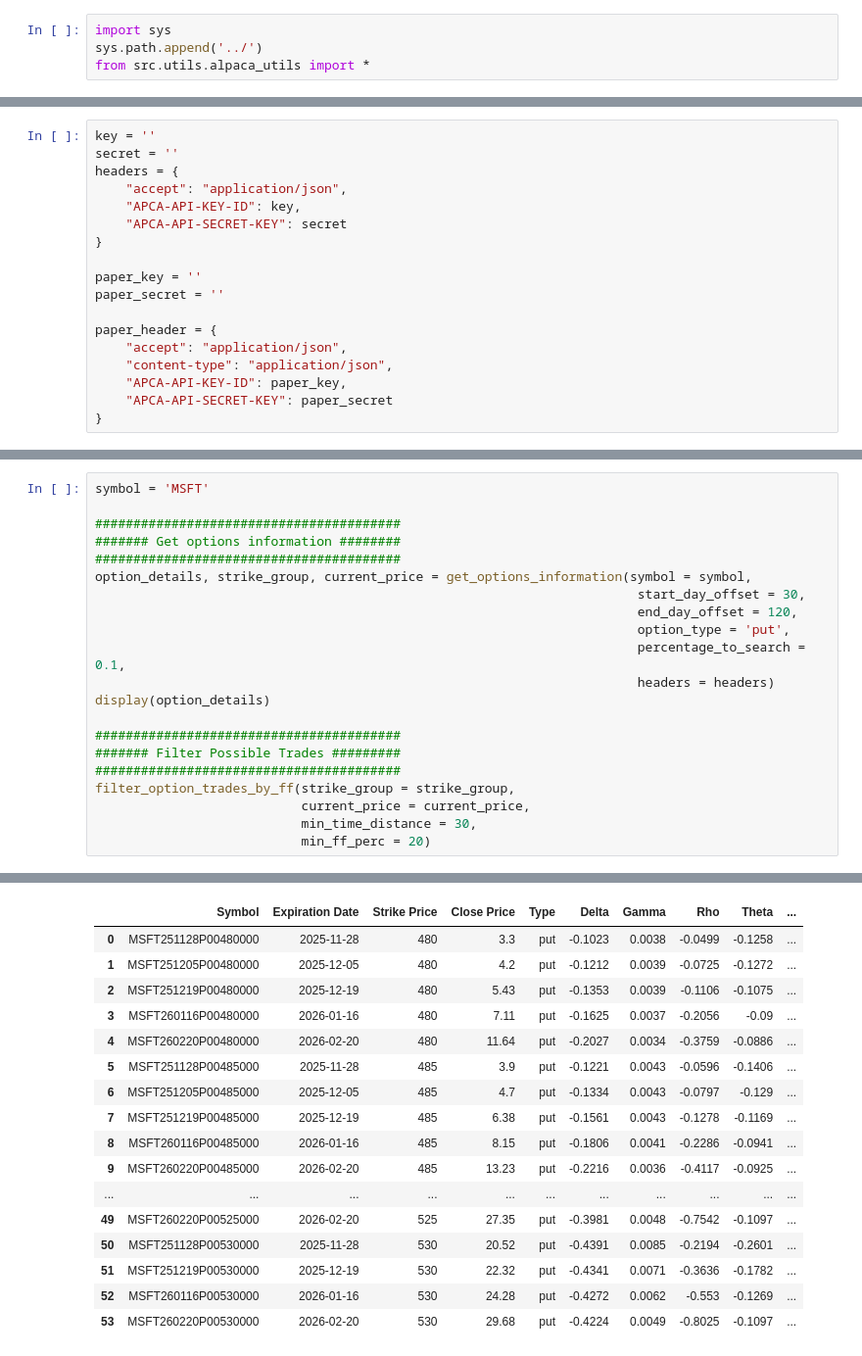
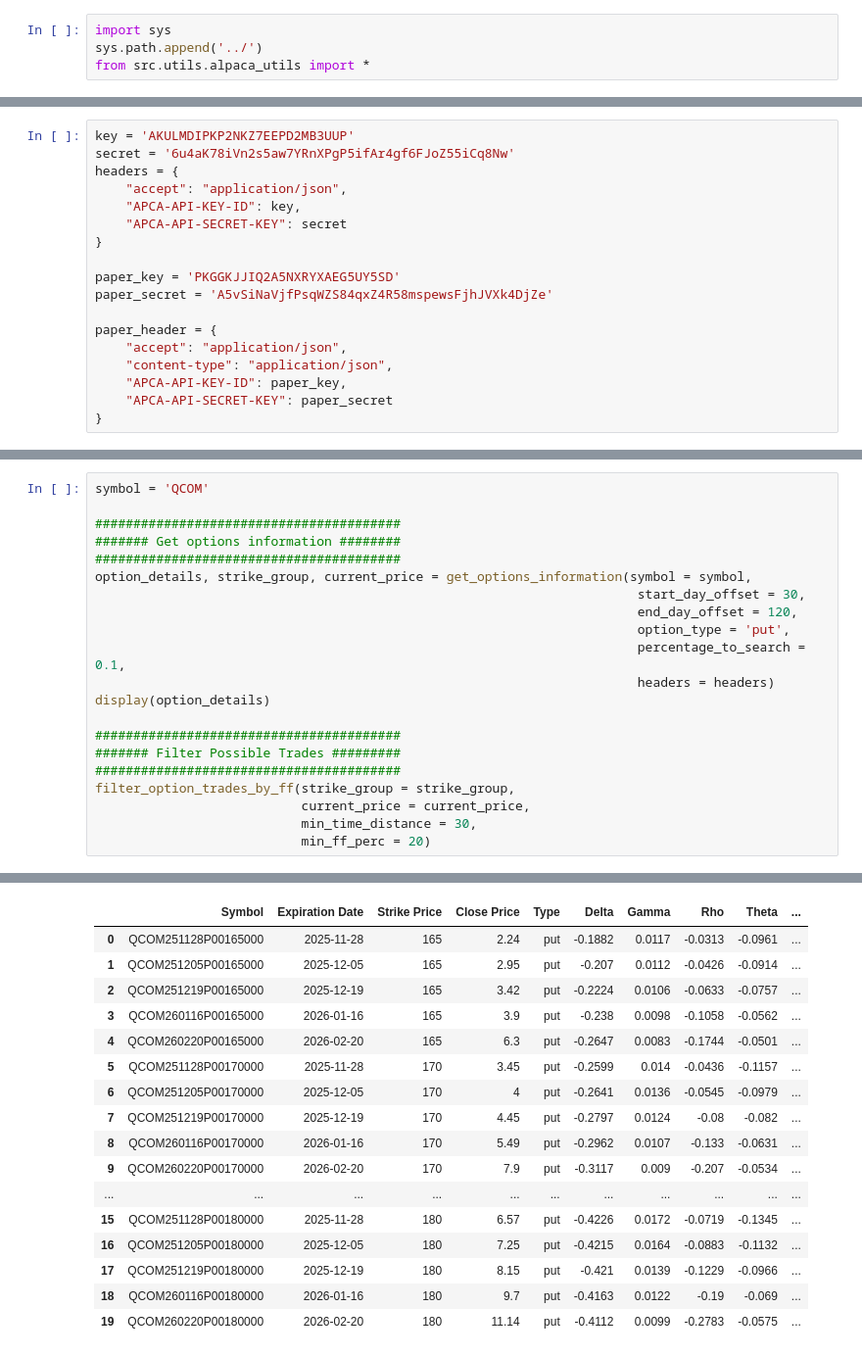
Before and after one commit to Omairss/spectral_nature, a Jupyter notebook: notebooks/alpaca_playbook.ipynb, the cells around one changed output, grey strips where cells are left out. Shown at 98% size. Saved outputs shown, nothing was run; the diff lists cells and outputs as text.

```diff
--- a/notebooks/alpaca_playbook.ipynb
+++ b/notebooks/alpaca_playbook.ipynb
@@ -5,14 +9,14 @@ from src.utils.alpaca_utils import *
 # %%
-key = ''
-secret = ''
+key = 'AKULMDIPKP2NKZ7EEPD2MB3UUP'
+secret = '6u4aK78iVn2s5aw7YRnXPgP5ifAr4gf6FJoZ55iCq8Nw'
 headers = {
     "accept": "application/json",
     "APCA-API-KEY-ID": key,
     "APCA-API-SECRET-KEY": secret
 }
 
-paper_key = ''
-paper_secret = ''
+paper_key = 'PKGGKJJIQ2A5NXRYXAEG5UY5SD'
+paper_secret = 'A5vSiNaVjfPsqWZS84qxZ4R58mspewsFjhJVXk4DjZe'
 
 paper_header = {
     "accept": "application/json",
@@ -23,5 +29,5 @@ paper_header = {
 # %%
-symbol = 'MSFT'
+symbol = 'QCOM'
 
 ########################################
 ####### Get options information ########
@@ -47,19 +53,19 @@ Current Price: 531.48 (Time : 2025-10-27T19:59:00Z)
 |  | Symbol | Expiration Date | Strike Price | Close Price | Type | Delta | Gamma | Rho | Theta | ... |
-| 0 | MSFT251128P00480000 | 2025-11-28 | 480 | 3.3 | put | -0.1023 | 0.0038 | -0.0499 | -0.1258 | ... |
-| 1 | MSFT251205P00480000 | 2025-12-05 | 480 | 4.2 | put | -0.1212 | 0.0039 | -0.0725 | -0.1272 | ... |
-| 2 | MSFT251219P00480000 | 2025-12-19 | 480 | 5.43 | put | -0.1353 | 0.0039 | -0.1106 | -0.1075 | ... |
-| 3 | MSFT260116P00480000 | 2026-01-16 | 480 | 7.11 | put | -0.1625 | 0.0037 | -0.2056 | -0.09 | ... |
-| 4 | MSFT260220P00480000 | 2026-02-20 | 480 | 11.64 | put | -0.2027 | 0.0034 | -0.3759 | -0.0886 | ... |
-| 5 | MSFT251128P00485000 | 2025-11-28 | 485 | 3.9 | put | -0.1221 | 0.0043 | -0.0596 | -0.1406 | ... |
-| 6 | MSFT251205P00485000 | 2025-12-05 | 485 | 4.7 | put | -0.1334 | 0.0043 | -0.0797 | -0.129 | ... |
-| 7 | MSFT251219P00485000 | 2025-12-19 | 485 | 6.38 | put | -0.1561 | 0.0043 | -0.1278 | -0.1169 | ... |
-| 8 | MSFT260116P00485000 | 2026-01-16 | 485 | 8.15 | put | -0.1806 | 0.0041 | -0.2286 | -0.0941 | ... |
-| 9 | MSFT260220P00485000 | 2026-02-20 | 485 | 13.23 | put | -0.2216 | 0.0036 | -0.4117 | -0.0925 | ... |
+| 0 | QCOM251128P00165000 | 2025-11-28 | 165 | 2.24 | put | -0.1882 | 0.0117 | -0.0313 | -0.0961 | ... |
+| 1 | QCOM251205P00165000 | 2025-12-05 | 165 | 2.95 | put | -0.207 | 0.0112 | -0.0426 | -0.0914 | ... |
+| 2 | QCOM251219P00165000 | 2025-12-19 | 165 | 3.42 | put | -0.2224 | 0.0106 | -0.0633 | -0.0757 | ... |
+| 3 | QCOM260116P00165000 | 2026-01-16 | 165 | 3.9 | put | -0.238 | 0.0098 | -0.1058 | -0.0562 | ... |
+| 4 | QCOM260220P00165000 | 2026-02-20 | 165 | 6.3 | put | -0.2647 | 0.0083 | -0.1744 | -0.0501 | ... |
+| 5 | QCOM251128P00170000 | 2025-11-28 | 170 | 3.45 | put | -0.2599 | 0.014 | -0.0436 | -0.1157 | ... |
+| 6 | QCOM251205P00170000 | 2025-12-05 | 170 | 4 | put | -0.2641 | 0.0136 | -0.0545 | -0.0979 | ... |
+| 7 | QCOM251219P00170000 | 2025-12-19 | 170 | 4.45 | put | -0.2797 | 0.0124 | -0.08 | -0.082 | ... |
+| 8 | QCOM260116P00170000 | 2026-01-16 | 170 | 5.49 | put | -0.2962 | 0.0107 | -0.133 | -0.0631 | ... |
+| 9 | QCOM260220P00170000 | 2026-02-20 | 170 | 7.9 | put | -0.3117 | 0.009 | -0.207 | -0.0534 | ... |
 | ... | ... | ... | ... | ... | ... | ... | ... | ... | ... | ... |
-| 49 | MSFT260220P00525000 | 2026-02-20 | 525 | 27.35 | put | -0.3981 | 0.0048 | -0.7542 | -0.1097 | ... |
-| 50 | MSFT251128P00530000 | 2025-11-28 | 530 | 20.52 | put | -0.4391 | 0.0085 | -0.2194 | -0.2601 | ... |
-| 51 | MSFT251219P00530000 | 2025-12-19 | 530 | 22.32 | put | -0.4341 | 0.0071 | -0.3636 | -0.1782 | ... |
-| 52 | MSFT260116P00530000 | 2026-01-16 | 530 | 24.28 | put | -0.4272 | 0.0062 | -0.553 | -0.1269 | ... |
-| 53 | MSFT260220P00530000 | 2026-02-20 | 530 | 29.68 | put | -0.4224 | 0.0049 | -0.8025 | -0.1097 | ... |
+| 15 | QCOM251128P00180000 | 2025-11-28 | 180 | 6.57 | put | -0.4226 | 0.0172 | -0.0719 | -0.1345 | ... |
+| 16 | QCOM251205P00180000 | 2025-12-05 | 180 | 7.25 | put | -0.4215 | 0.0164 | -0.0883 | -0.1132 | ... |
+| 17 | QCOM251219P00180000 | 2025-12-19 | 180 | 8.15 | put | -0.421 | 0.0139 | -0.1229 | -0.0966 | ... |
+| 18 | QCOM260116P00180000 | 2026-01-16 | 180 | 9.7 | put | -0.4163 | 0.0122 | -0.19 | -0.069 | ... |
+| 19 | QCOM260220P00180000 | 2026-02-20 | 180 | 11.14 | put | -0.4112 | 0.0099 | -0.2783 | -0.0575 | ... |
 ############################################
 ####### Strike Price (Current Price) #######
```
Also changed, not shown: parts of 15 cells of this notebook, 1 other file.
